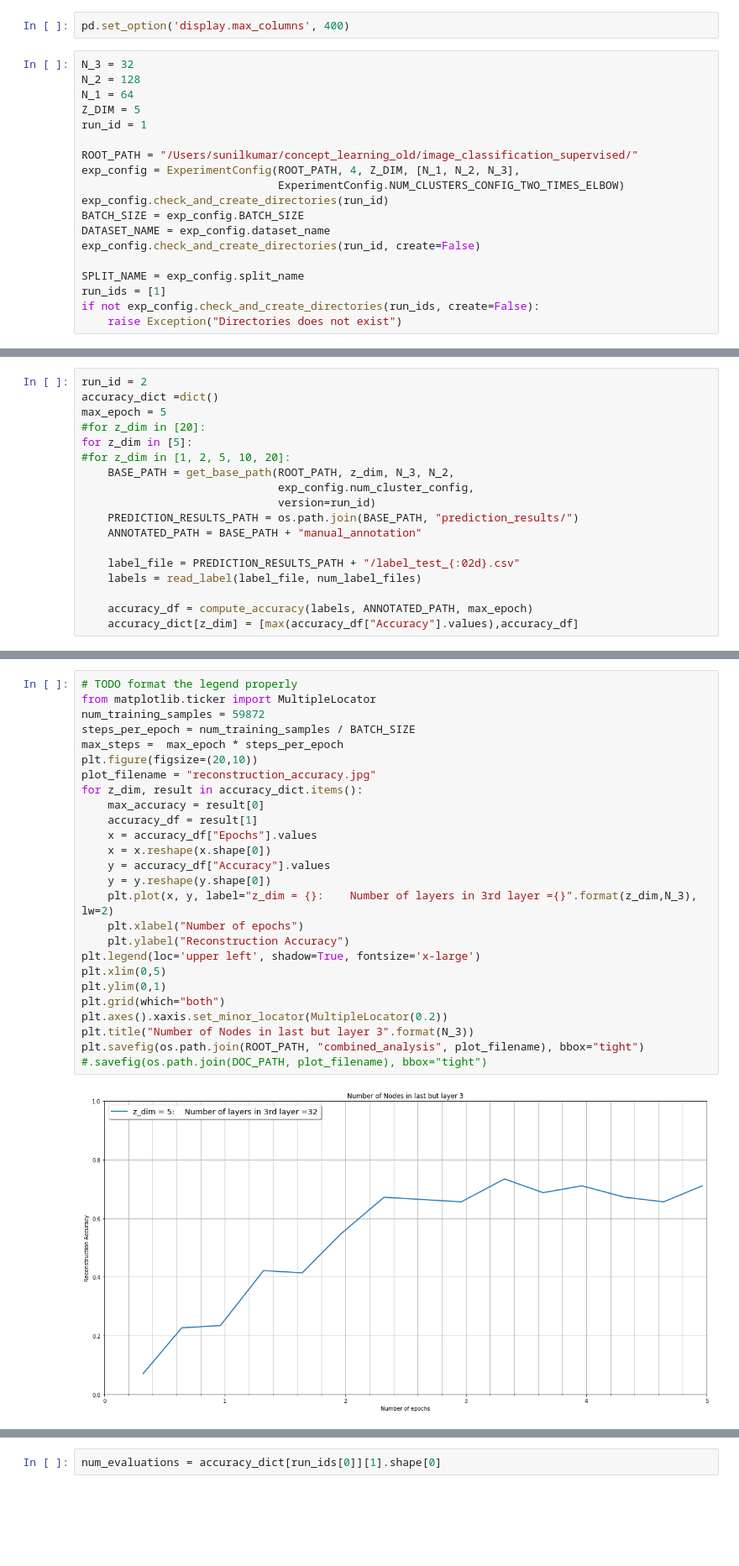
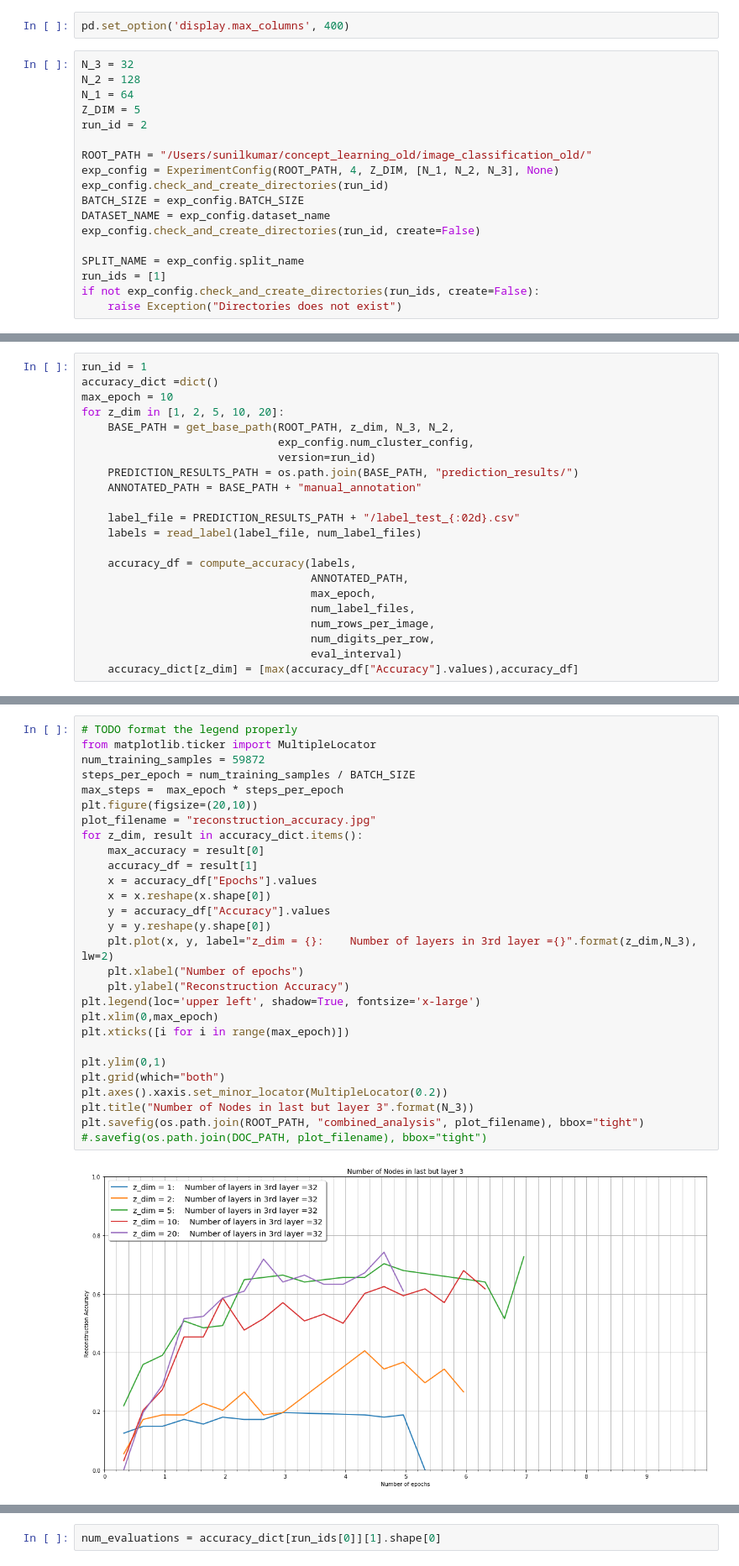
Before and after one commit to sunilvengalil/concept_learning, a Jupyter notebook: analysis/notebooks/find_accuracy.ipynb, the cells around one changed output, grey strips where cells are left out. Shown at 84% size. Saved outputs shown, nothing was run; the diff lists cells and outputs as text; blank space fills up the shorter version.

```diff
--- a/analysis/notebooks/find_accuracy.ipynb
+++ b/analysis/notebooks/find_accuracy.ipynb
@@ -19,11 +18,10 @@ N_3 = 32
 N_2 = 128
 N_1 = 64
 Z_DIM = 5
-run_id = 1
+run_id = 2
 
-ROOT_PATH = "/Users/sunilkumar/concept_learning_old/image_classification_supervised/"
-exp_config = ExperimentConfig(ROOT_PATH, 4, Z_DIM, [N_1, N_2, N_3],
-                              ExperimentConfig.NUM_CLUSTERS_CONFIG_TWO_TIMES_ELBOW)
+ROOT_PATH = "/Users/sunilkumar/concept_learning_old/image_classification_old/"
+exp_config = ExperimentConfig(ROOT_PATH, 4, Z_DIM, [N_1, N_2, N_3], None)
 exp_config.check_and_create_directories(run_id)
 BATCH_SIZE = exp_config.BATCH_SIZE
 DATASET_NAME = exp_config.dataset_name
@@ -105,10 +49,8 @@ def compute_accuracy(labels, gt_dir, max_epoch):
 # %%
-run_id = 2
+run_id = 1
 accuracy_dict =dict()
-max_epoch = 5
-#for z_dim in [20]:
-for z_dim in [5]:
-#for z_dim in [1, 2, 5, 10, 20]:
+max_epoch = 10
+for z_dim in [1, 2, 5, 10, 20]:
     BASE_PATH = get_base_path(ROOT_PATH, z_dim, N_3, N_2,
                               exp_config.num_cluster_config,
                               version=run_id)
@@ -118,5 +60,11 @@ for z_dim in [5]:
     label_file = PREDICTION_RESULTS_PATH + "/label_test_{:02d}.csv"
     labels = read_label(label_file, num_label_files)
 
-    accuracy_df = compute_accuracy(labels, ANNOTATED_PATH, max_epoch)
+    accuracy_df = compute_accuracy(labels,
+                                   ANNOTATED_PATH,
+                                   max_epoch,
+                                   num_label_files,
+                                   num_rows_per_image,
+                                   num_digits_per_row,
+                                   eval_interval)
     accuracy_dict[z_dim] = [max(accuracy_df["Accuracy"].values),accuracy_df]
@@ -123,31 +86,33 @@ for z_dim in [5]:
 # %%
 # TODO format the legend properly
 from matplotlib.ticker import MultipleLocator
 num_training_samples = 59872
 steps_per_epoch = num_training_samples / BATCH_SIZE
 max_steps =  max_epoch * steps_per_epoch
 plt.figure(figsize=(20,10))
 plot_filename = "reconstruction_accuracy.jpg"
 for z_dim, result in accuracy_dict.items():
     max_accuracy = result[0]
     accuracy_df = result[1]
     x = accuracy_df["Epochs"].values
     x = x.reshape(x.shape[0])
     y = accuracy_df["Accuracy"].values
     y = y.reshape(y.shape[0])
     plt.plot(x, y, label="z_dim = {}:    Number of layers in 3rd layer ={}".format(z_dim,N_3), lw=2)
     plt.xlabel("Number of epochs")
     plt.ylabel("Reconstruction Accuracy")
 plt.legend(loc='upper left', shadow=True, fontsize='x-large')
-plt.xlim(0,5)
+plt.xlim(0,max_epoch)
+plt.xticks([i for i in range(max_epoch)])
+
 plt.ylim(0,1)
 plt.grid(which="both")
 plt.axes().xaxis.set_minor_locator(MultipleLocator(0.2))
 plt.title("Number of Nodes in last but layer 3".format(N_3))
 plt.savefig(os.path.join(ROOT_PATH, "combined_analysis", plot_filename), bbox="tight")
 #.savefig(os.path.join(DOC_PATH, plot_filename), bbox="tight")
 # %% [output]
-[figure, old version]
+[figure, new version]
 # %%
 for z_dim, result in accuracy_dict.items():
     print(z_dim, max(result[1]["Accuracy"].values))
```
Also changed, not shown: parts of 12 cells of this notebook, 10 other files.
